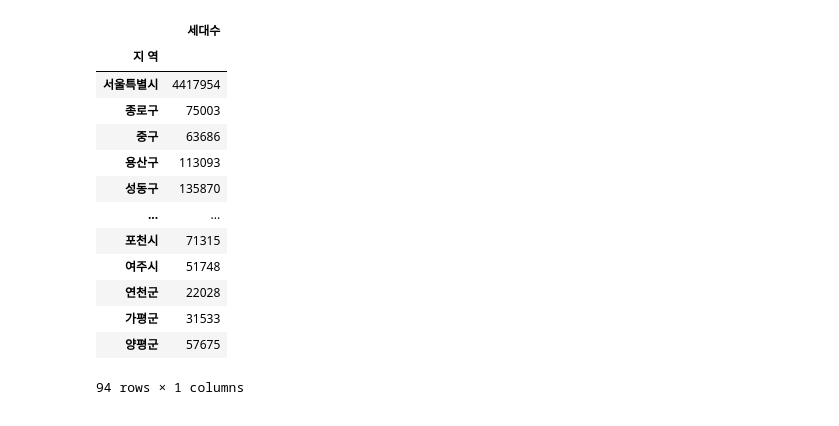
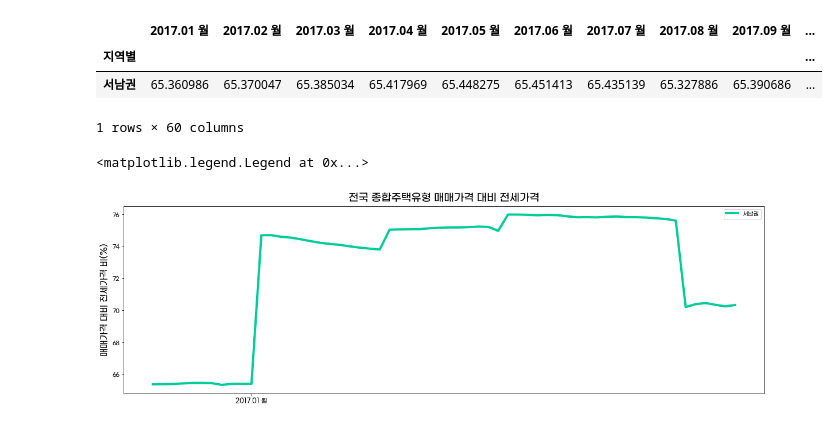
Before and after one commit to Minah-Seong/Project_Can, a Jupyter notebook: 세대수.ipynb, the cells around one changed output. Saved outputs shown, nothing was run; the diff lists cells and outputs as text; code cells hidden in the pictures.

```diff
--- a/세대수.ipynb
+++ b/세대수.ipynb
@@ -10,23 +10,36 @@ font_path = './font/GmarketSansTTFMedium.ttf'
 font_name = font_manager.FontProperties(fname=font_path).get_name()
 rc('font', family=font_name)
 # %%
-data = pd.read_csv("data/2020세대수.csv", encoding = "CP949")
-data.columns = ["지 역", "세대수"]
-data = data.set_index("지 역")
-
-data
+ndf = pd.read_excel('./data/서남권_연도별_전세가율.xlsx', index_col=0)
+ndf
 # %% [output]
-|  | 세대수 |
-| 지 역 |  |
-| 서울특별시 | 4417954 |
-| 종로구 | 75003 |
-| 중구 | 63686 |
-| 용산구 | 113093 |
-| 성동구 | 135870 |
-| ... | ... |
-| 포천시 | 71315 |
-| 여주시 | 51748 |
-| 연천군 | 22028 |
-| 가평군 | 31533 |
-| 양평군 | 57675 |
+|  | 2017.01 월 | 2017.02 월 | 2017.03 월 | 2017.04 월 | 2017.05 월 | 2017.06 월 | 2017.07 월 | 2017.08 월 | 2017.09 월 | ... |
+| 지역별 |  |  |  |  |  |  |  |  |  | ... |
+| 서남권 | 65.360986 | 65.370047 | 65.385034 | 65.417969 | 65.448275 | 65.451413 | 65.435139 | 65.327886 | 65.390686 | ... |
-94 rows × 1 columns
+1 rows × 60 columns
+# %%
+colors = sns.color_palette('BuGn',len(ndf.columns))
+
+fig = plt.figure(figsize=(20,6))
+fig.set_facecolor('white')
+ax = fig.add_subplot()
+
+
+
+line1 = ax.plot(ndf.columns, ndf.loc['서남권'], label='서남권', linewidth=4, color ='#00CC99')
+
+ax.set_title('전국 종합주택유형 매매가격 대비 전세가격',size=18, pad=10)
+
+ax.set_xticklabels(labels=ndf.columns, fontsize=11)
+
+ax.xaxis.set_ticks([10])
+
+#fontsizefor i, tick in enumerate(ax.xaxis.get_ticklabels()):
+#     if i != '2017.10 월':
+#         tick.set_visible(False)
+
+ax.set_ylabel('매매가격 대비 전세가격 비(%)', fontsize = 15)
+ax.legend(loc='best')
+# %% [output]
+<matplotlib.legend.Legend at 0x...>
+[figure, added]
```
Also changed, not shown: parts of 1 cell of this notebook, 22 other files.
